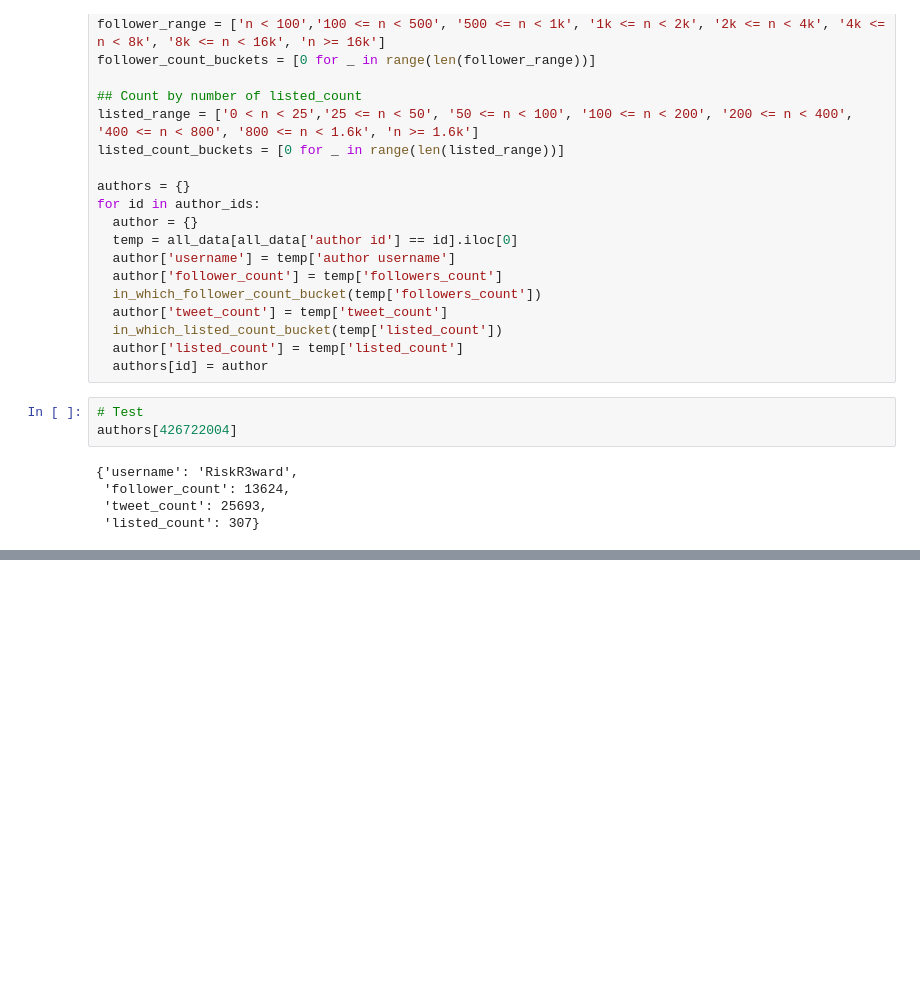
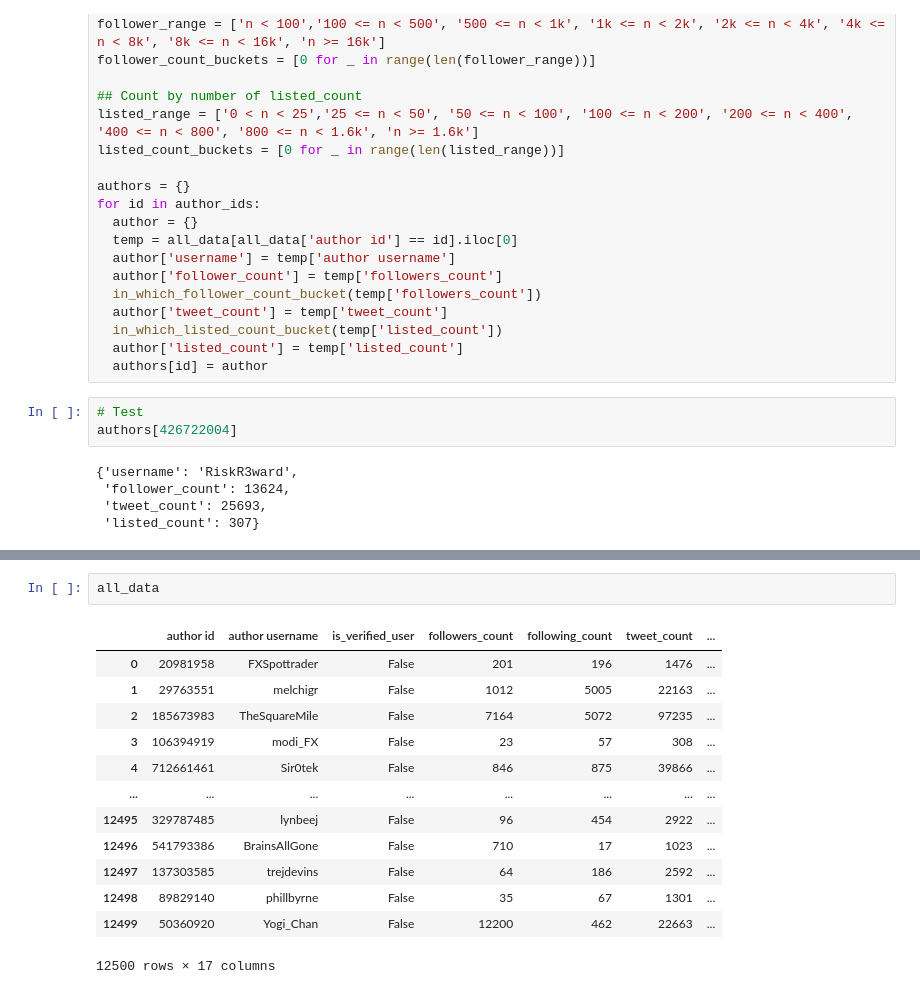
Before and after one commit to YinghuiJiang/Computational-Social-Media-Project, a Jupyter notebook: data_exploration.ipynb, the cells around one changed output, grey strips where cells are left out. Saved outputs shown, nothing was run; the diff lists cells and outputs as text; blank space fills up the shorter version.

```diff
--- a/data_exploration.ipynb
+++ b/data_exploration.ipynb
@@ -207,0 +251,16 @@ plt.show()
+# %%
+all_data
+# %% [output]
+|  | author id | author username | is_verified_user | followers_count | following_count | tweet_count | ... |
+| 0 | 20981958 | FXSpottrader | False | 201 | 196 | 1476 | ... |
+| 1 | 29763551 | melchigr | False | 1012 | 5005 | 22163 | ... |
+| 2 | 185673983 | TheSquareMile | False | 7164 | 5072 | 97235 | ... |
+| 3 | 106394919 | modi_FX | False | 23 | 57 | 308 | ... |
+| 4 | 712661461 | Sir0tek | False | 846 | 875 | 39866 | ... |
+| ... | ... | ... | ... | ... | ... | ... | ... |
+| 12495 | 329787485 | lynbeej | False | 96 | 454 | 2922 | ... |
+| 12496 | 541793386 | BrainsAllGone | False | 710 | 17 | 1023 | ... |
+| 12497 | 137303585 | trejdevins | False | 64 | 186 | 2592 | ... |
+| 12498 | 89829140 | phillbyrne | False | 35 | 67 | 1301 | ... |
+| 12499 | 50360920 | Yogi_Chan | False | 12200 | 462 | 22663 | ... |
+12500 rows × 17 columns
```
Also changed, not shown: parts of 14 cells of this notebook, 2 other files.
